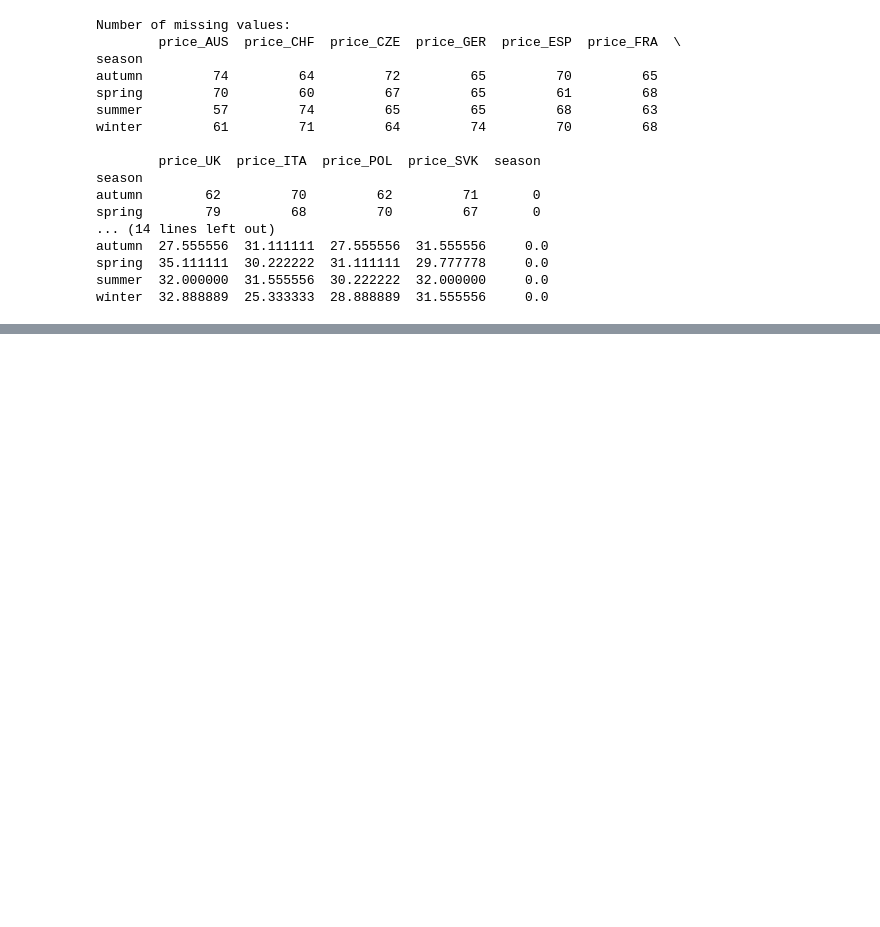
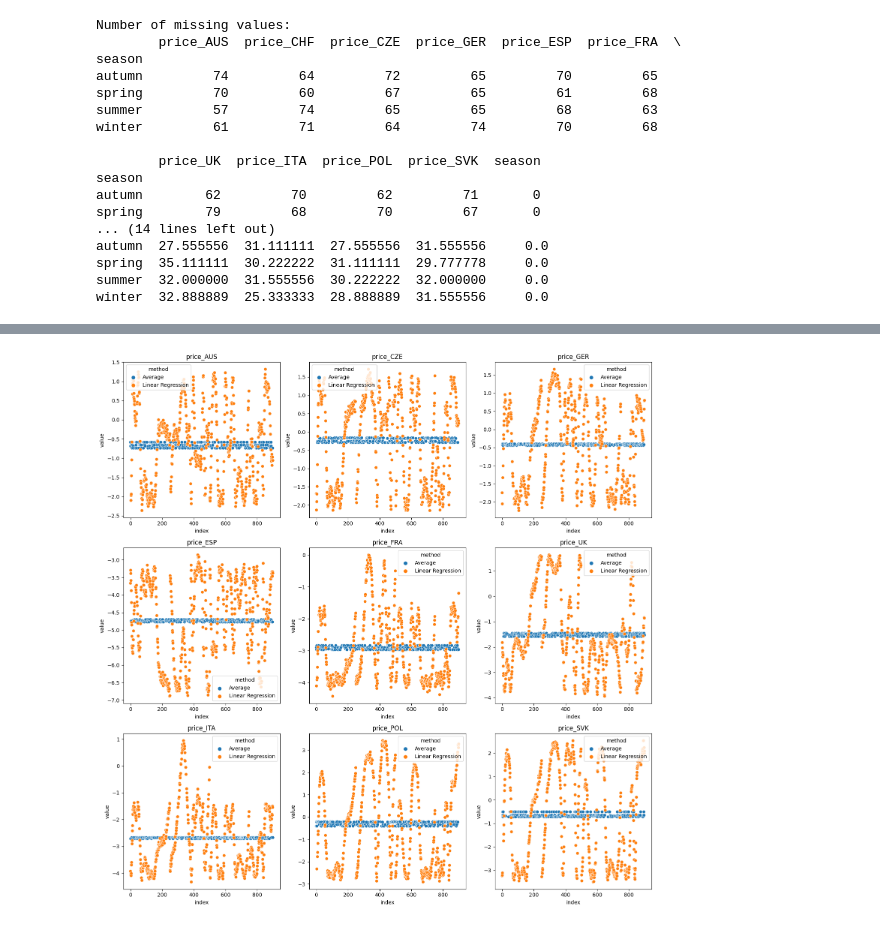
Before and after one commit to angelgldh/ethz_school_work, a Jupyter notebook: ethz_IML/IML_task2/EDA_notebook.ipynb, the cells around one changed output, grey strips where cells are left out. Cells and saved outputs as stored; diff of their text form; code cells hidden in the pictures; blank space fills up the shorter version.

```diff
--- a/ethz_IML/IML_task2/EDA_notebook.ipynb
+++ b/ethz_IML/IML_task2/EDA_notebook.ipynb
@@ -104,3 +179,39 @@ Name: season, dtype: object
+# %%
+# Add the index to the imputed DataFrames
+avg_imputed_values = train_df_avg_imputed.reset_index()
+linear_imputed_values = train_df_linear_imputed.reset_index()
+
+# Melt the DataFrames to have index, feature, value, and method columns
+avg_imputed_melted = avg_imputed_values.melt(id_vars=['index'], value_vars=feature_names, var_name='feature', value_name='value')
+avg_imputed_melted['method'] = 'Average'
+
+linear_imputed_melted = linear_imputed_values.melt(id_vars=['index'], value_vars=feature_names, var_name='feature', value_name='value')
+linear_imputed_melted['method'] = 'Linear Regression'
+
+# Combine the melted DataFrames
+imputed_values = pd.concat([avg_imputed_melted, linear_imputed_melted]).reset_index()
+
+# Create a 3x3 plot
+fig, axes = plt.subplots(3, 3, figsize=(15, 15))
+axes = axes.flatten()
+
+for idx, feature in enumerate(feature_names):
+    ax = axes[idx]
+    sns.scatterplot(
+        data=imputed_values[imputed_values['feature'] == feature],
+        x='index',
+        y='value',
+        hue='method',
+        ax=ax
+    )
+    ax.set_title(feature)
+
+plt.tight_layout()
+plt.show()
+
+# Again, we reach the same conclusion > using the mean imputation method leads to an overrepresentation of the average value
+# %% [output]
+[figure, added]
 # %%
 def data_loading():
     """
```
Also changed, not shown: parts of 7 cells of this notebook.
